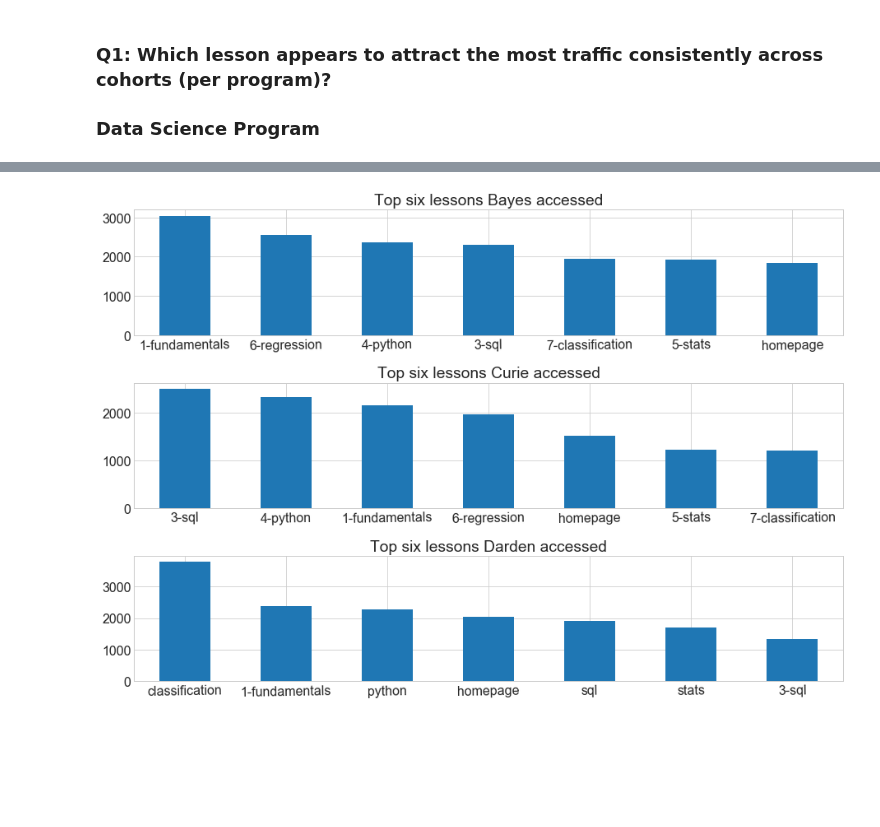
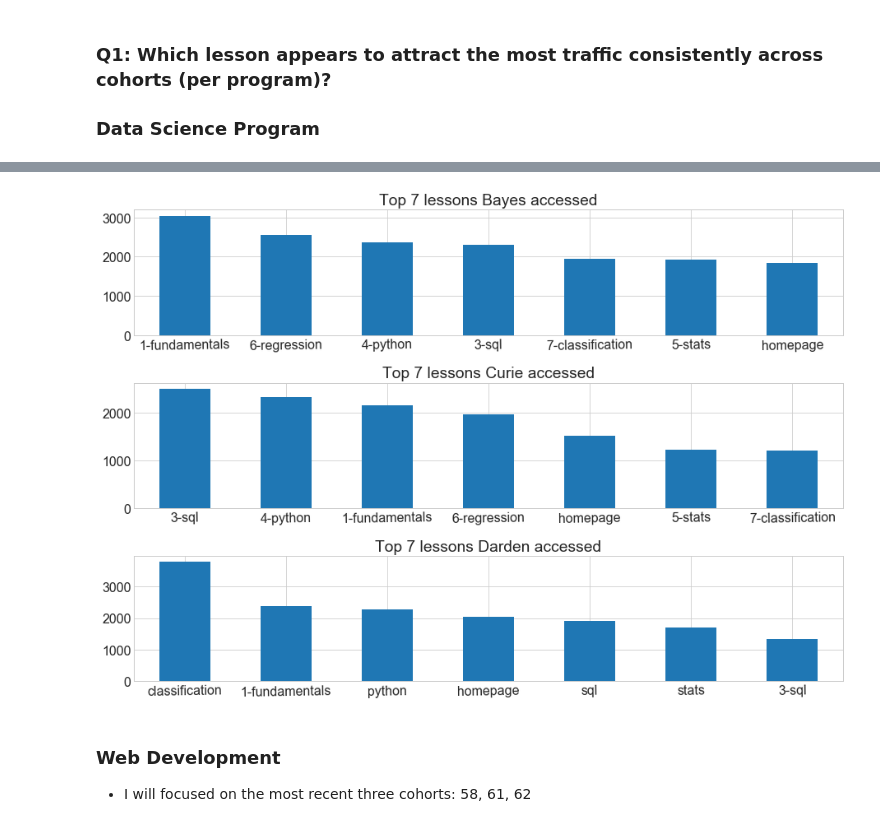
Before and after one commit to Yongliang-Shi/Anomaly-Detection-in-the-Curriculum-Access-Log, a Jupyter notebook: explore_log.ipynb, the cells around one changed output, grey strips where cells are left out. Cells and saved outputs as stored; diff of their text form; code cells hidden in the pictures; blank space fills up the shorter version.

```diff
--- a/explore_log.ipynb
+++ b/explore_log.ipynb
@@ -14,7 +14,7 @@ import wrangle
 # plotting defaults
 plt.rc('figure', figsize=(13, 7))
 plt.style.use('seaborn-whitegrid')
-plt.rc('font', size=16)
+# plt.rc('font', size=16)
 # %%
 # Load the prepared dataset
 
@@ -61,13 +61,16 @@ log_ds.head()
 # %%
 # Create fig and ax objects
 fig, axes = plt.subplots(3, 1, figsize=(13,9))
 
-# For Loop to barplot the top 6 lessons each cohort accessed
+# For Loop to barplot the top 7 lessons each cohort accessed
 
 for ax, (name, subset) in zip(axes, log_ds.groupby('name')):
     subset.lesson.value_counts(ascending=False).head(7).plot(kind='bar', rot=1, ax=ax)
-    ax.set_title(f'Top six lessons {name} accessed')
+    ax.set_title(f'Top 7 lessons {name} accessed')
 
 plt.tight_layout()
 # %% [output]
-[figure, old version]
+[figure, new version]
+# %% [markdown]
+### Web Development
+- I will focused on the most recent three cohorts: 58, 61, 62
```
Also changed, not shown: parts of 13 cells of this notebook.
